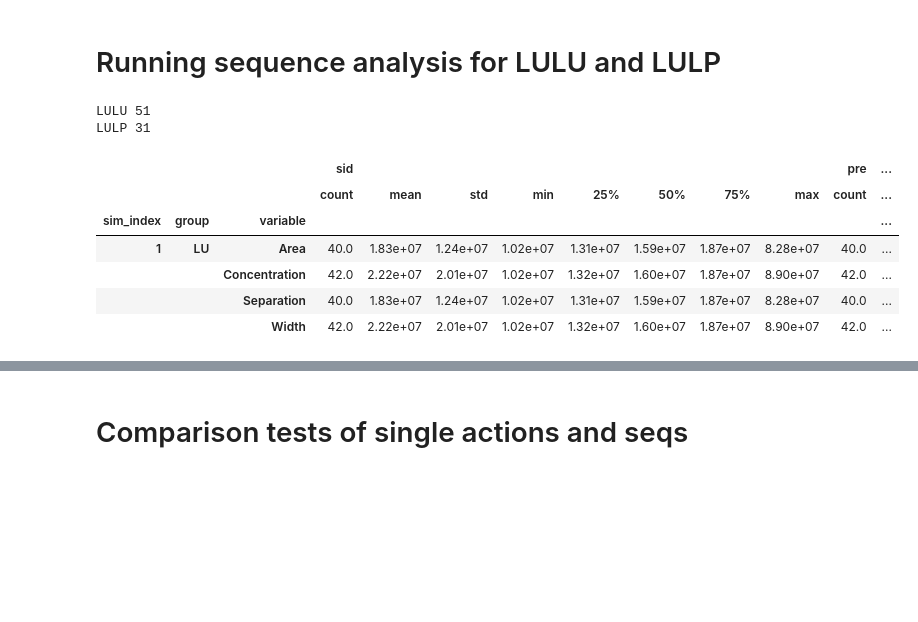
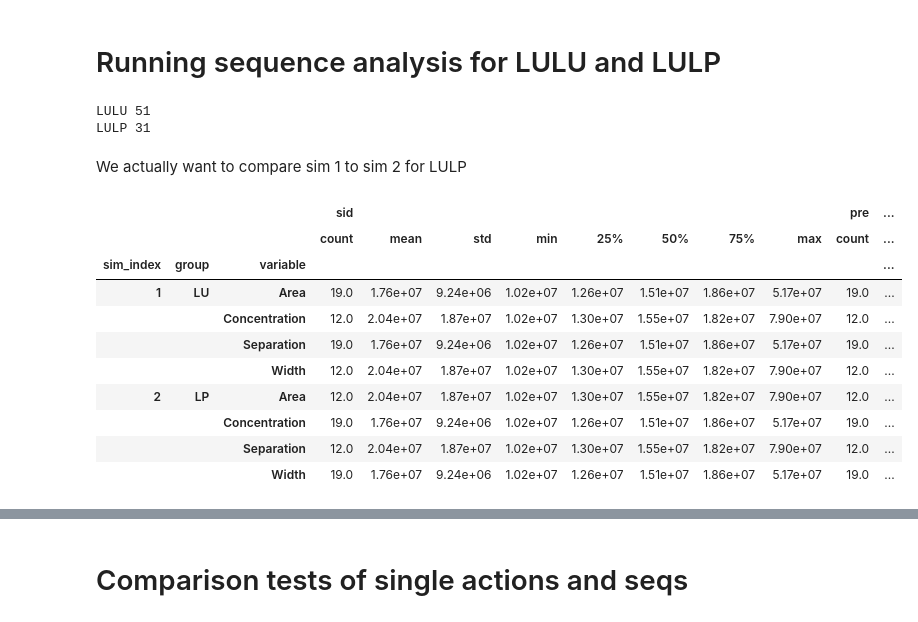
Before and after one commit to jmassall/inquiry_virtualLabs_study, a Jupyter notebook: analysis/run_sequence_infogain_analysis.ipynb, the cells around one changed output, grey strips where cells are left out. Drawn from its saved outputs; the diff is of its cells as text; code cells hidden in the pictures; blank space fills up the shorter version.

```diff
--- a/analysis/run_sequence_infogain_analysis.ipynb
+++ b/analysis/run_sequence_infogain_analysis.ipynb
@@ -379,20 +378,26 @@ students_by_attribute['LULP'] = list(combogroups[(combogroups['group1']=='LU')&(
 
 for level in levels:
     print level, len(students_by_attribute[level])
-
-df = df_all[(df_all['sid'].isin(students_by_attribute['LULU'])) | (df_all['sid'].isin(students_by_attribute['LULP']))]
-df = df[df['sim_index']==1]
-df.groupby(['sim_index','group','variable']).describe()
 # %% [output]
 LULU 51
 LULP 31
-|  |  |  | sid |  |  |  |  |  |  |  | pre | ... |
-|  |  |  | count | mean | std | min | 25% | 50% | 75% | max | count | ... |
-| sim_index | group | variable |  |  |  |  |  |  |  |  |  | ... |
-| 1 | LU | Area | 40.0 | 1.83e+07 | 1.24e+07 | 1.02e+07 | 1.31e+07 | 1.59e+07 | 1.87e+07 | 8.28e+07 | 40.0 | ... |
-|  |  | Concentration | 42.0 | 2.22e+07 | 2.01e+07 | 1.02e+07 | 1.32e+07 | 1.60e+07 | 1.87e+07 | 8.90e+07 | 42.0 | ... |
-|  |  | Separation | 40.0 | 1.83e+07 | 1.24e+07 | 1.02e+07 | 1.31e+07 | 1.59e+07 | 1.87e+07 | 8.28e+07 | 40.0 | ... |
-|  |  | Width | 42.0 | 2.22e+07 | 2.01e+07 | 1.02e+07 | 1.32e+07 | 1.60e+07 | 1.87e+07 | 8.90e+07 | 42.0 | ... |
+# %% [markdown]
+We actually want to compare sim 1 to sim 2 for LULP
+# %%
+df = df_all[(df_all['sid'].isin(students_by_attribute['LULP']))]
+df.groupby(['sim_index','group','variable']).describe()
+# %% [output]
+|  |  |  | sid |  |  |  |  |  |  |  | pre | ... |
+|  |  |  | count | mean | std | min | 25% | 50% | 75% | max | count | ... |
+| sim_index | group | variable |  |  |  |  |  |  |  |  |  | ... |
+| 1 | LU | Area | 19.0 | 1.76e+07 | 9.24e+06 | 1.02e+07 | 1.26e+07 | 1.51e+07 | 1.86e+07 | 5.17e+07 | 19.0 | ... |
+|  |  | Concentration | 12.0 | 2.04e+07 | 1.87e+07 | 1.02e+07 | 1.30e+07 | 1.55e+07 | 1.82e+07 | 7.90e+07 | 12.0 | ... |
+|  |  | Separation | 19.0 | 1.76e+07 | 9.24e+06 | 1.02e+07 | 1.26e+07 | 1.51e+07 | 1.86e+07 | 5.17e+07 | 19.0 | ... |
+|  |  | Width | 12.0 | 2.04e+07 | 1.87e+07 | 1.02e+07 | 1.30e+07 | 1.55e+07 | 1.82e+07 | 7.90e+07 | 12.0 | ... |
+| 2 | LP | Area | 12.0 | 2.04e+07 | 1.87e+07 | 1.02e+07 | 1.30e+07 | 1.55e+07 | 1.82e+07 | 7.90e+07 | 12.0 | ... |
+|  |  | Concentration | 19.0 | 1.76e+07 | 9.24e+06 | 1.02e+07 | 1.26e+07 | 1.51e+07 | 1.86e+07 | 5.17e+07 | 19.0 | ... |
+|  |  | Separation | 12.0 | 2.04e+07 | 1.87e+07 | 1.02e+07 | 1.30e+07 | 1.55e+07 | 1.82e+07 | 7.90e+07 | 12.0 | ... |
+|  |  | Width | 19.0 | 1.76e+07 | 9.24e+06 | 1.02e+07 | 1.26e+07 | 1.51e+07 | 1.86e+07 | 5.17e+07 | 19.0 | ... |
 # %%
 seqs_dict = {}
 timecoords_dict = {}
```
Also changed, not shown: parts of 18 cells of this notebook, 3 other files.
